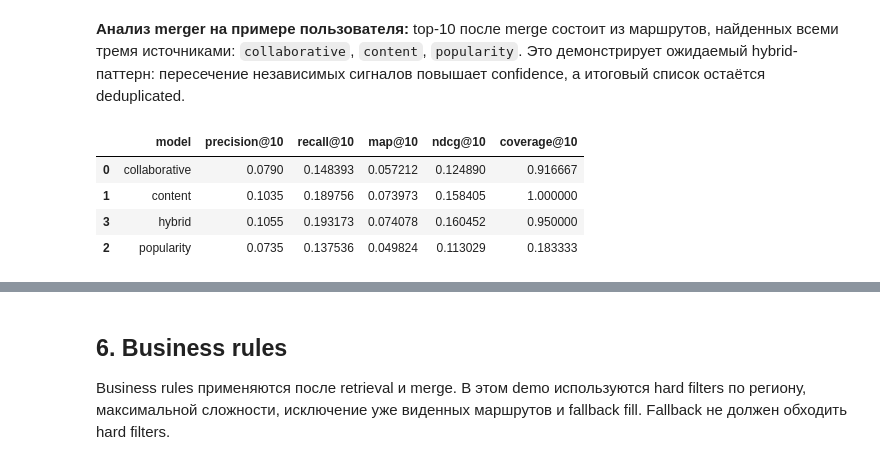
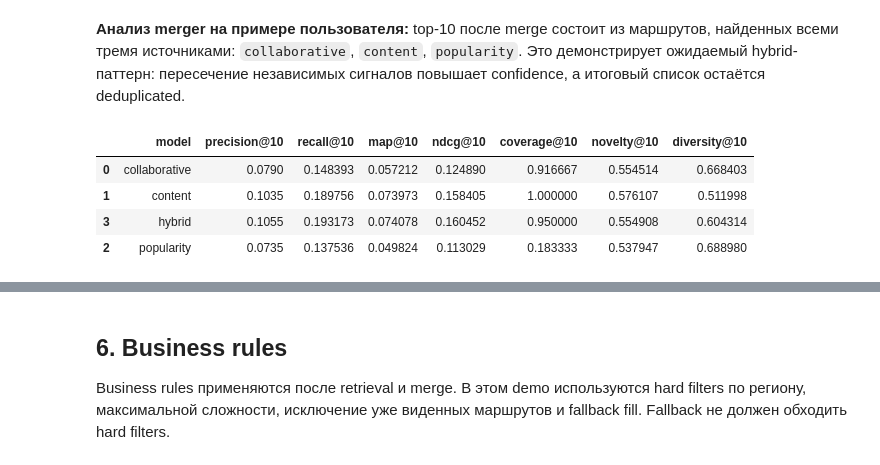
Before and after one commit to ikonushok/hiking-route-recommender-demo, a Jupyter notebook: notebooks/01_pipeline_demo.ipynb, the cells around one changed output, grey strips where cells are left out. Saved outputs shown, nothing was run; the diff lists cells and outputs as text; code cells hidden in the pictures.

```diff
--- a/notebooks/01_pipeline_demo.ipynb
+++ b/notebooks/01_pipeline_demo.ipynb
@@ -137,7 +151,7 @@ single_model_recommendations = {
 
 single_model_metrics = pd.DataFrame(
     [
-        {"model": model_name, **evaluate_recommendations(recommendations, dataset.test_interactions, all_route_ids, cutoff=cutoff)}
+        {"model": model_name, **evaluate_recommendations(recommendations, dataset.test_interactions, all_route_ids, cutoff=cutoff, train_interactions=dataset.train_interactions, routes=dataset.routes)}
         for model_name, recommendations in single_model_recommendations.items()
     ]
 ).sort_values("model")
@@ -199,29 +218,29 @@ pd.DataFrame(
 # %%
 hybrid_recommendations = {
     current_user_id: route_ids(
         merge_candidates(
             [
                 collaborative.recommend(current_user_id, top_k=candidate_limit),
                 content.recommend(current_user_id, top_k=candidate_limit),
                 popularity.recommend(current_user_id, top_k=candidate_limit),
             ],
             top_k=cutoff,
         )
     )
     for current_user_id in user_ids
 }
 
 hybrid_metrics = pd.DataFrame(
     [
-        {"model": "hybrid", **evaluate_recommendations(hybrid_recommendations, dataset.test_interactions, all_route_ids, cutoff=cutoff)}
+        {"model": "hybrid", **evaluate_recommendations(hybrid_recommendations, dataset.test_interactions, all_route_ids, cutoff=cutoff, train_interactions=dataset.train_interactions, routes=dataset.routes)}
     ]
 )
 
 pd.concat([single_model_metrics, hybrid_metrics], ignore_index=True).sort_values("model")
 # %% [output]
-|  | model | precision@10 | recall@10 | map@10 | ndcg@10 | coverage@10 |
-| 0 | collaborative | 0.0790 | 0.148393 | 0.057212 | 0.124890 | 0.916667 |
-| 1 | content | 0.1035 | 0.189756 | 0.073973 | 0.158405 | 1.000000 |
-| 3 | hybrid | 0.1055 | 0.193173 | 0.074078 | 0.160452 | 0.950000 |
-| 2 | popularity | 0.0735 | 0.137536 | 0.049824 | 0.113029 | 0.183333 |
+|  | model | precision@10 | recall@10 | map@10 | ndcg@10 | coverage@10 | novelty@10 | diversity@10 |
+| 0 | collaborative | 0.0790 | 0.148393 | 0.057212 | 0.124890 | 0.916667 | 0.554514 | 0.668403 |
+| 1 | content | 0.1035 | 0.189756 | 0.073973 | 0.158405 | 1.000000 | 0.576107 | 0.511998 |
+| 3 | hybrid | 0.1055 | 0.193173 | 0.074078 | 0.160452 | 0.950000 | 0.554908 | 0.604314 |
+| 2 | popularity | 0.0735 | 0.137536 | 0.049824 | 0.113029 | 0.183333 | 0.537947 | 0.688980 |
 # %% [markdown]
```
Also changed, not shown: parts of 7 cells of this notebook, 11 other files.
